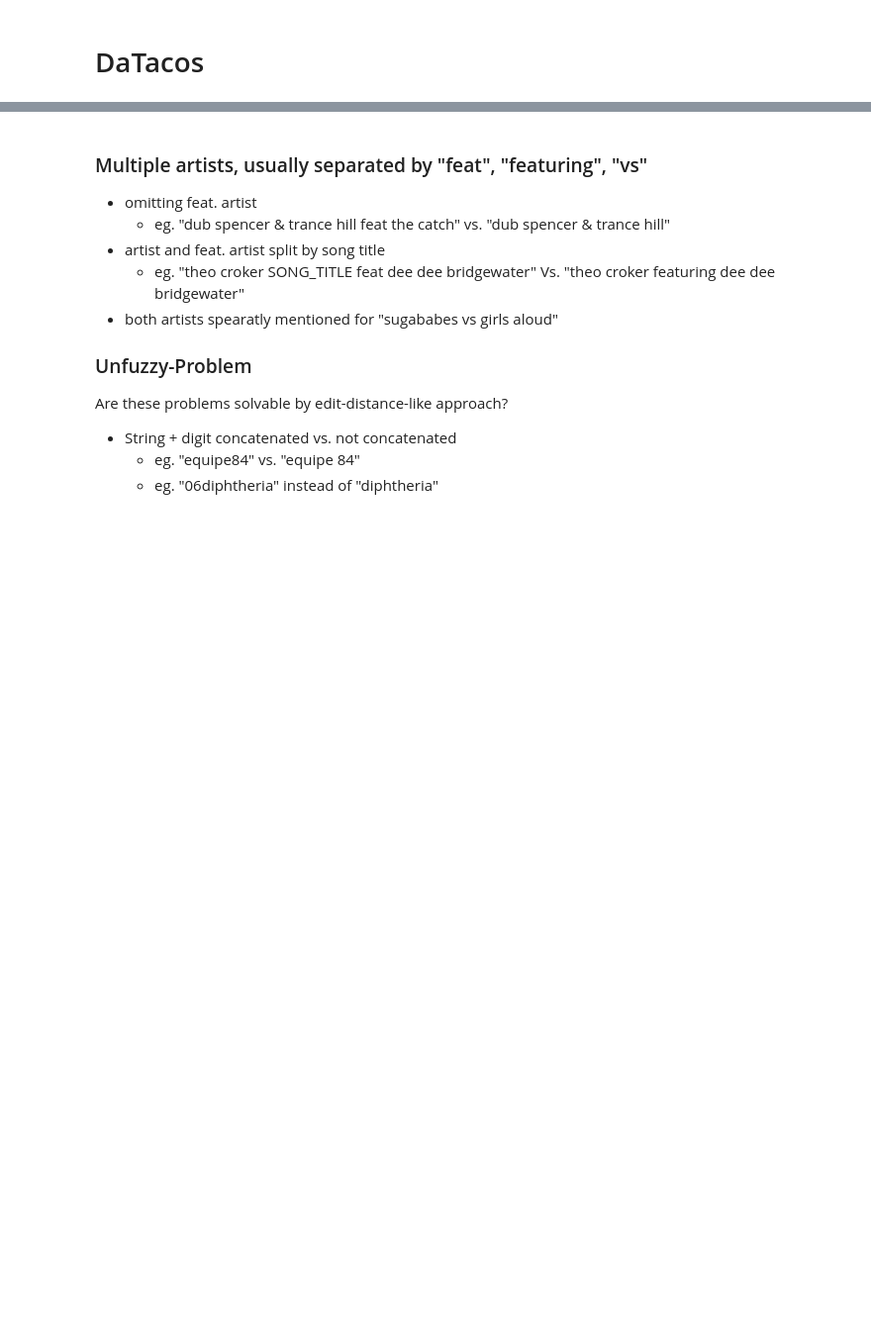
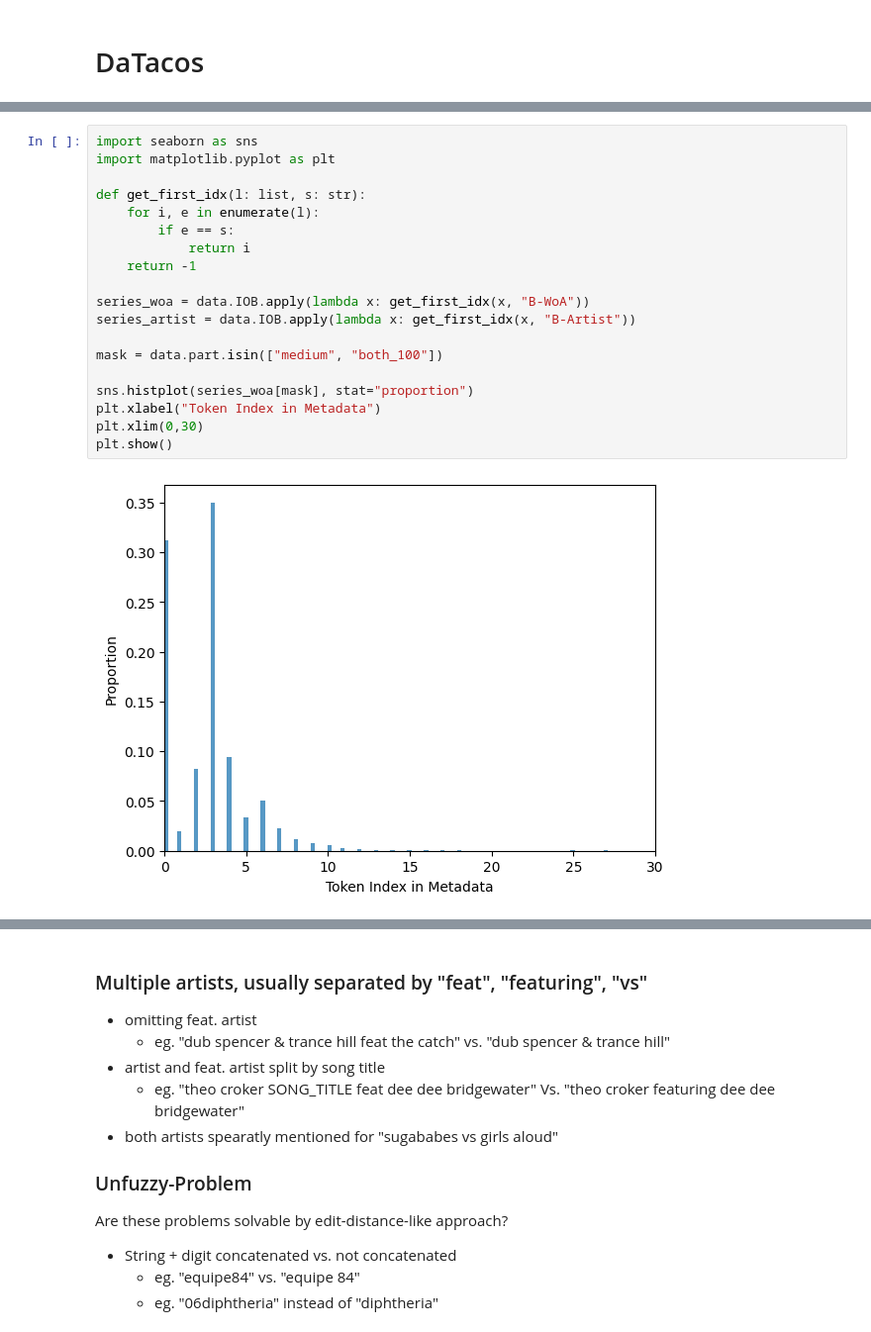
Before and after one commit to progsi/YTUnCoverLLM, a Jupyter notebook: notebooks/IOB_analysis.ipynb, the cells around one changed output, grey strips where cells are left out. Shown at 99% size. Saved outputs shown, nothing was run; the diff lists cells and outputs as text; blank space fills up the shorter version.

Commit message:
with token pos

```diff
--- a/notebooks/IOB_analysis.ipynb
+++ b/notebooks/IOB_analysis.ipynb
@@ -36,0 +38,21 @@ pivoted
+# %%
+import seaborn as sns
+import matplotlib.pyplot as plt
+
+def get_first_idx(l: list, s: str):
+    for i, e in enumerate(l):
+        if e == s:
+            return i
+    return -1
+
+series_woa = data.IOB.apply(lambda x: get_first_idx(x, "B-WoA"))
+series_artist = data.IOB.apply(lambda x: get_first_idx(x, "B-Artist"))
+
+mask = data.part.isin(["medium", "both_100"])
+
+sns.histplot(series_woa[mask], stat="proportion")
+plt.xlabel("Token Index in Metadata")
+plt.xlim(0,30)
+plt.show()
+# %% [output]
+[figure, added]
```
Also changed, not shown: parts of 11 cells of this notebook.
